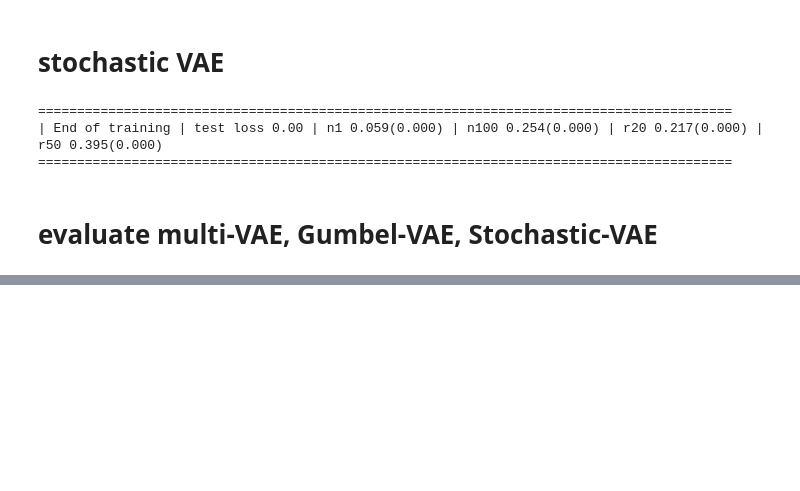
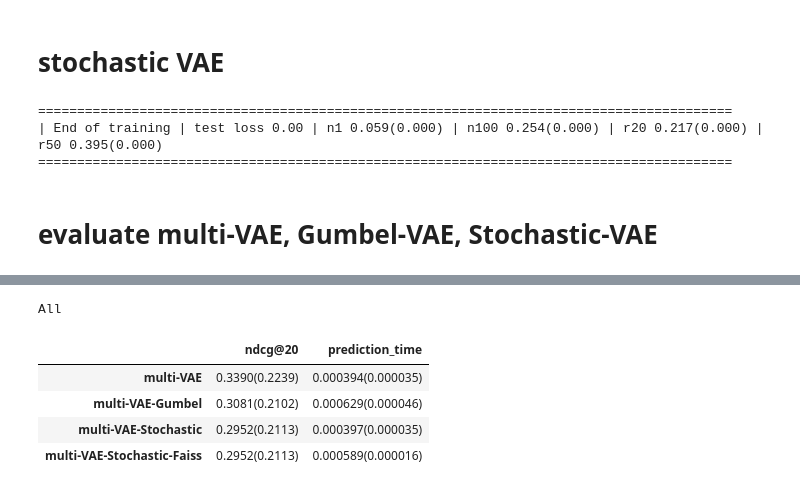
Before and after one commit to h-cno/vae-cf-pytorch, a Jupyter notebook: run-cpu.ipynb, the cells around one changed output, grey strips where cells are left out. Saved outputs shown, nothing was run; the diff lists cells and outputs as text; code cells hidden in the pictures; blank space fills up the shorter version.

```diff
--- a/run-cpu.ipynb
+++ b/run-cpu.ipynb
@@ -809,0 +1301,2 @@ multi-VAE-Stochastic    prediction_time:0.02917656848584011
+# %%
+total_loss_naive, metrics_dic_naive = evaluate_stochastic_naive(test_data_tr, test_data_te, n_sampling=10)
@@ -809,0 +1325,24 @@ multi-VAE-Stochastic    prediction_time:0.02917656848584011
+# %%
+method_names = list(metrics_dic_naive.keys())
+metric_names = list(metrics_dic_naive[method_names[0]].keys())
+
+results_all = []
+for method_name, metrics in metrics_dic_naive.items():
+    results = []
+    for metric_name, metric_list in metrics.items():
+        if metric_name == "prediction_time":
+            results.append("{:6.6f}({:6.6f})".format(np.mean(metric_list), np.std(metric_list)))
+        else:
+        # # results.append(np.mean(metrics_dic[method_name][metric_name]))
+            results.append("{:4.4f}({:4.4f})".format(np.mean(metric_list), np.std(metric_list)))
+    results_all.append(results)
+results_all = pd.DataFrame(results_all, columns=metric_names, index=method_names)
+print("All")
+results_all
+# %% [output]
+All
+|  | ndcg@20 | prediction_time |
+| multi-VAE | 0.3390(0.2239) | 0.000394(0.000035) |
+| multi-VAE-Gumbel | 0.3081(0.2102) | 0.000629(0.000046) |
+| multi-VAE-Stochastic | 0.2952(0.2113) | 0.000397(0.000035) |
+| multi-VAE-Stochastic-Faiss | 0.2952(0.2113) | 0.000589(0.000016) |
```
Also changed, not shown: parts of 16 cells of this notebook, 2 other files.
